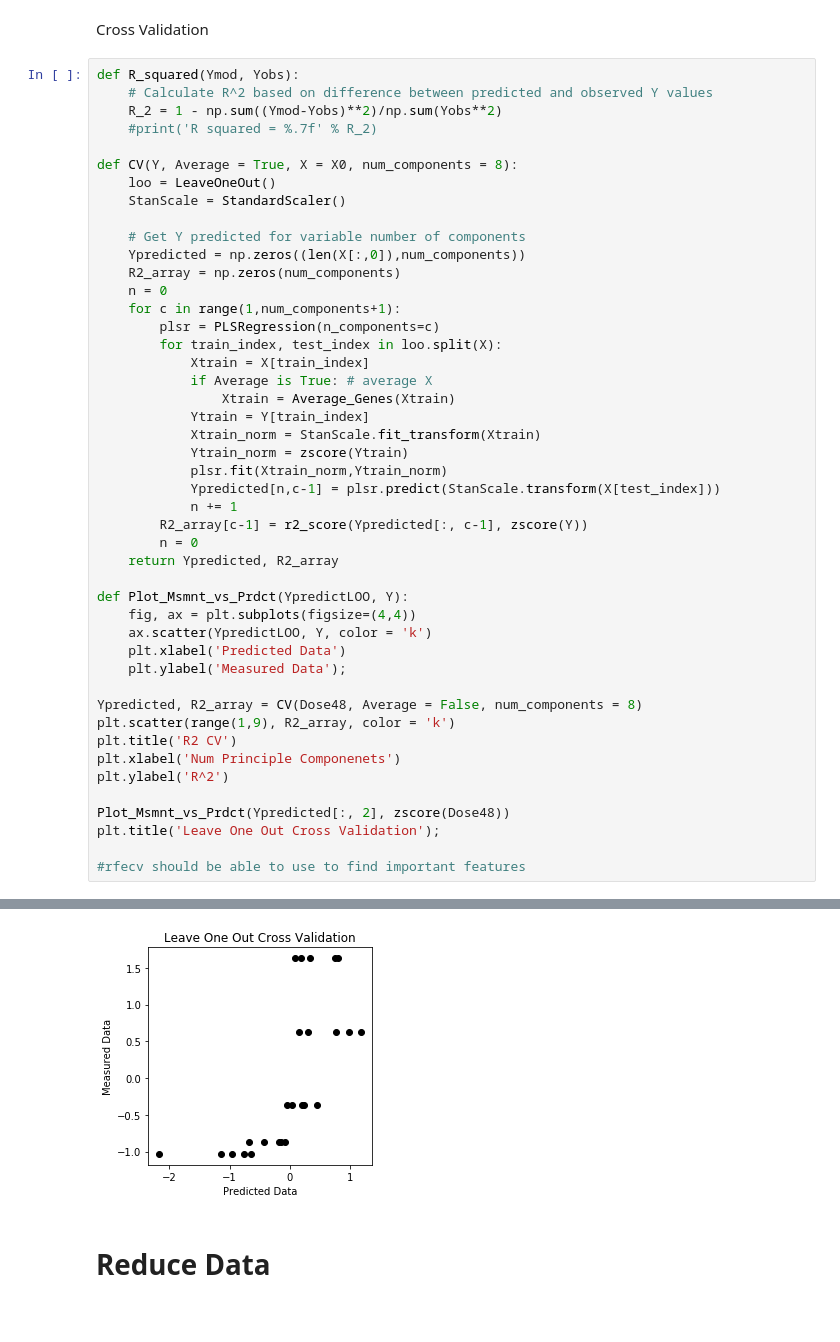
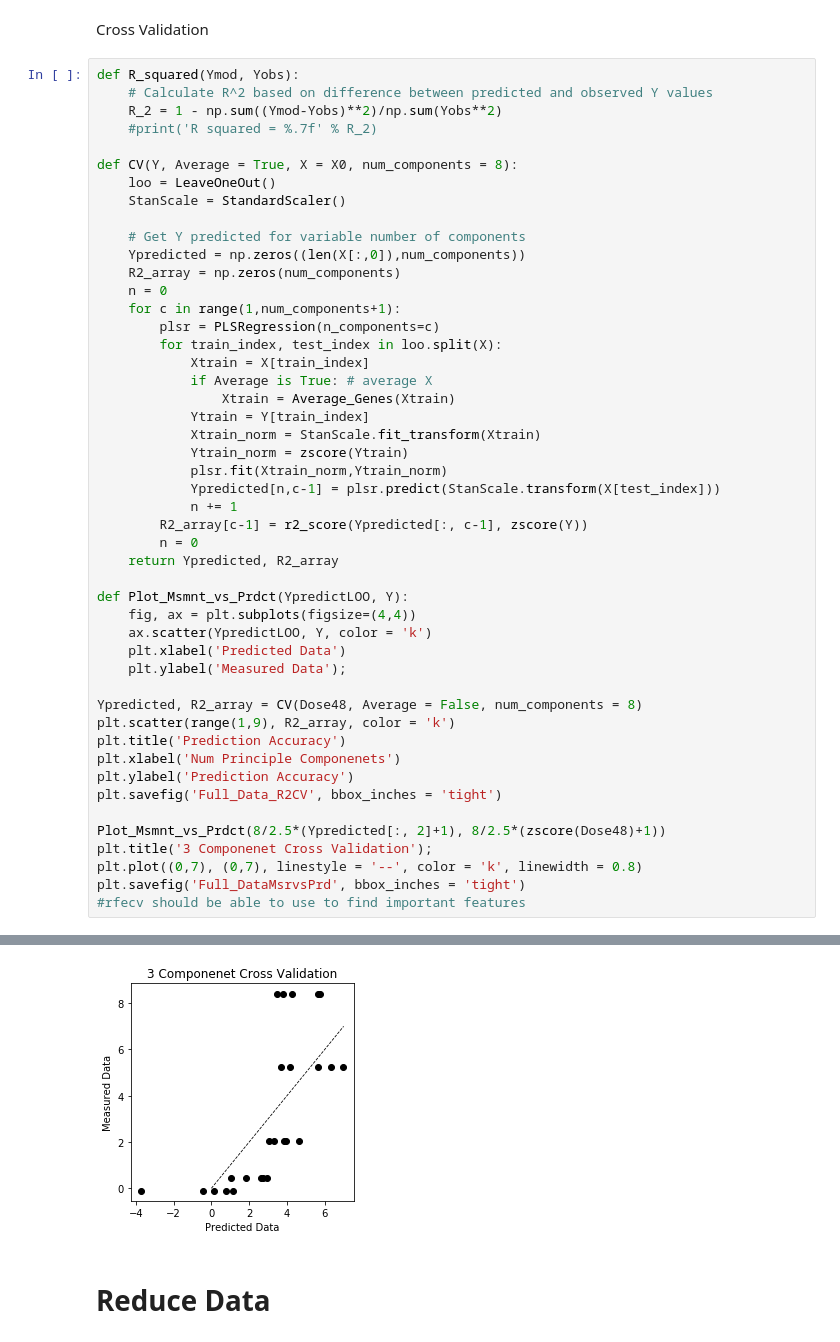
Before and after one commit to S-Ng/BE188_Final_Project, a Jupyter notebook: Greg_Simon_master.ipynb, the cells around one changed output, grey strips where cells are left out. Saved outputs shown, nothing was run; the diff lists cells and outputs as text.

```diff
--- a/Greg_Simon_master.ipynb
+++ b/Greg_Simon_master.ipynb
@@ -240,12 +246,14 @@ def Plot_Msmnt_vs_Prdct(YpredictLOO, Y):
 
 Ypredicted, R2_array = CV(Dose48, Average = False, num_components = 8)
 plt.scatter(range(1,9), R2_array, color = 'k')
-plt.title('R2 CV')
+plt.title('Prediction Accuracy')
 plt.xlabel('Num Principle Componenets')
-plt.ylabel('R^2')
+plt.ylabel('Prediction Accuracy')
+plt.savefig('Full_Data_R2CV', bbox_inches = 'tight')
 
-Plot_Msmnt_vs_Prdct(Ypredicted[:, 2], zscore(Dose48))
-plt.title('Leave One Out Cross Validation');
-
+Plot_Msmnt_vs_Prdct(8/2.5*(Ypredicted[:, 2]+1), 8/2.5*(zscore(Dose48)+1))
+plt.title('3 Componenet Cross Validation');
+plt.plot((0,7), (0,7), linestyle = '--', color = 'k', linewidth = 0.8)
+plt.savefig('Full_DataMsrvsPrd', bbox_inches = 'tight')
 #rfecv should be able to use to find important features
 # %% [output]
@@ -253,4 +261,4 @@ plt.title('Leave One Out Cross Validation');
-[figure, old version]
+[figure, new version]
 # %% [markdown]
 # Reduce Data
 # %% [markdown]
```
Also changed, not shown: parts of 8 cells of this notebook.
